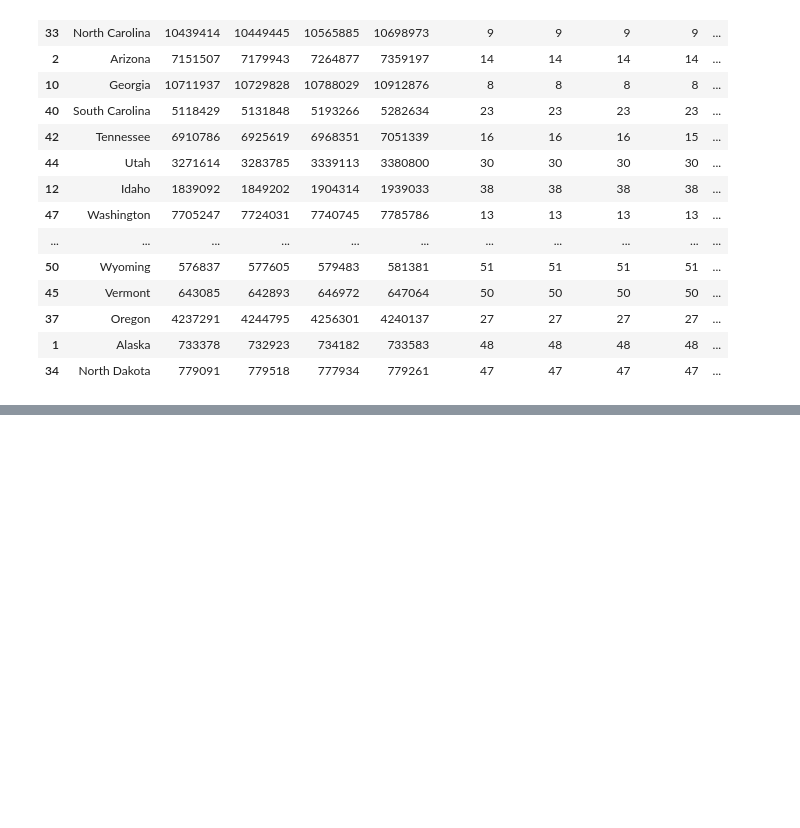
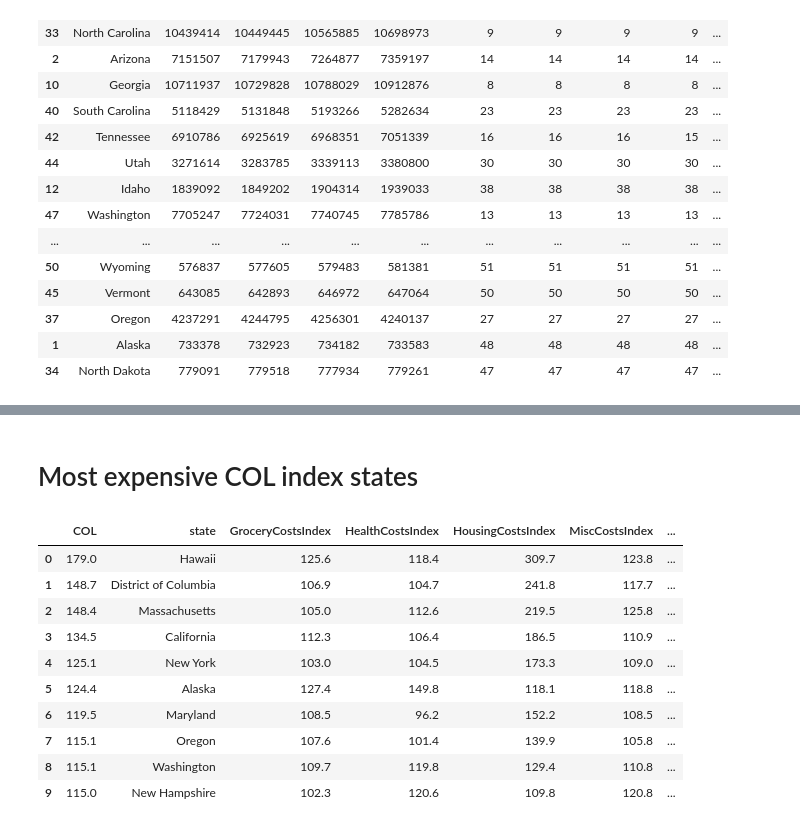
Before and after one commit to CameronMatlock/DA9_capstone_cmatlock, a Jupyter notebook: notebook/cmatlock_capstone.ipynb, the cells around one changed output, grey strips where cells are left out. Drawn from its saved outputs; the diff is of its cells as text; code cells hidden in the pictures; blank space fills up the shorter version.

Commit message:
tableau progress

```diff
--- a/notebook/cmatlock_capstone.ipynb
+++ b/notebook/cmatlock_capstone.ipynb
@@ -499,0 +402,2 @@ Text(0, 0.5, 'Median House Price')
+# %% [markdown]
+# Most expensive COL index states
@@ -499,0 +408,14 @@ Text(0, 0.5, 'Median House Price')
+# %%
+col_top_10
+# %% [output]
+|  | COL | state | GroceryCostsIndex | HealthCostsIndex | HousingCostsIndex | MiscCostsIndex | ... |
+| 0 | 179.0 | Hawaii | 125.6 | 118.4 | 309.7 | 123.8 | ... |
+| 1 | 148.7 | District of Columbia | 106.9 | 104.7 | 241.8 | 117.7 | ... |
+| 2 | 148.4 | Massachusetts | 105.0 | 112.6 | 219.5 | 125.8 | ... |
+| 3 | 134.5 | California | 112.3 | 106.4 | 186.5 | 110.9 | ... |
+| 4 | 125.1 | New York | 103.0 | 104.5 | 173.3 | 109.0 | ... |
+| 5 | 124.4 | Alaska | 127.4 | 149.8 | 118.1 | 118.8 | ... |
+| 6 | 119.5 | Maryland | 108.5 | 96.2 | 152.2 | 108.5 | ... |
+| 7 | 115.1 | Oregon | 107.6 | 101.4 | 139.9 | 105.8 | ... |
+| 8 | 115.1 | Washington | 109.7 | 119.8 | 129.4 | 110.8 | ... |
+| 9 | 115.0 | New Hampshire | 102.3 | 120.6 | 109.8 | 120.8 | ... |
```
Also changed, not shown: parts of 55 cells of this notebook, 3 other files.
